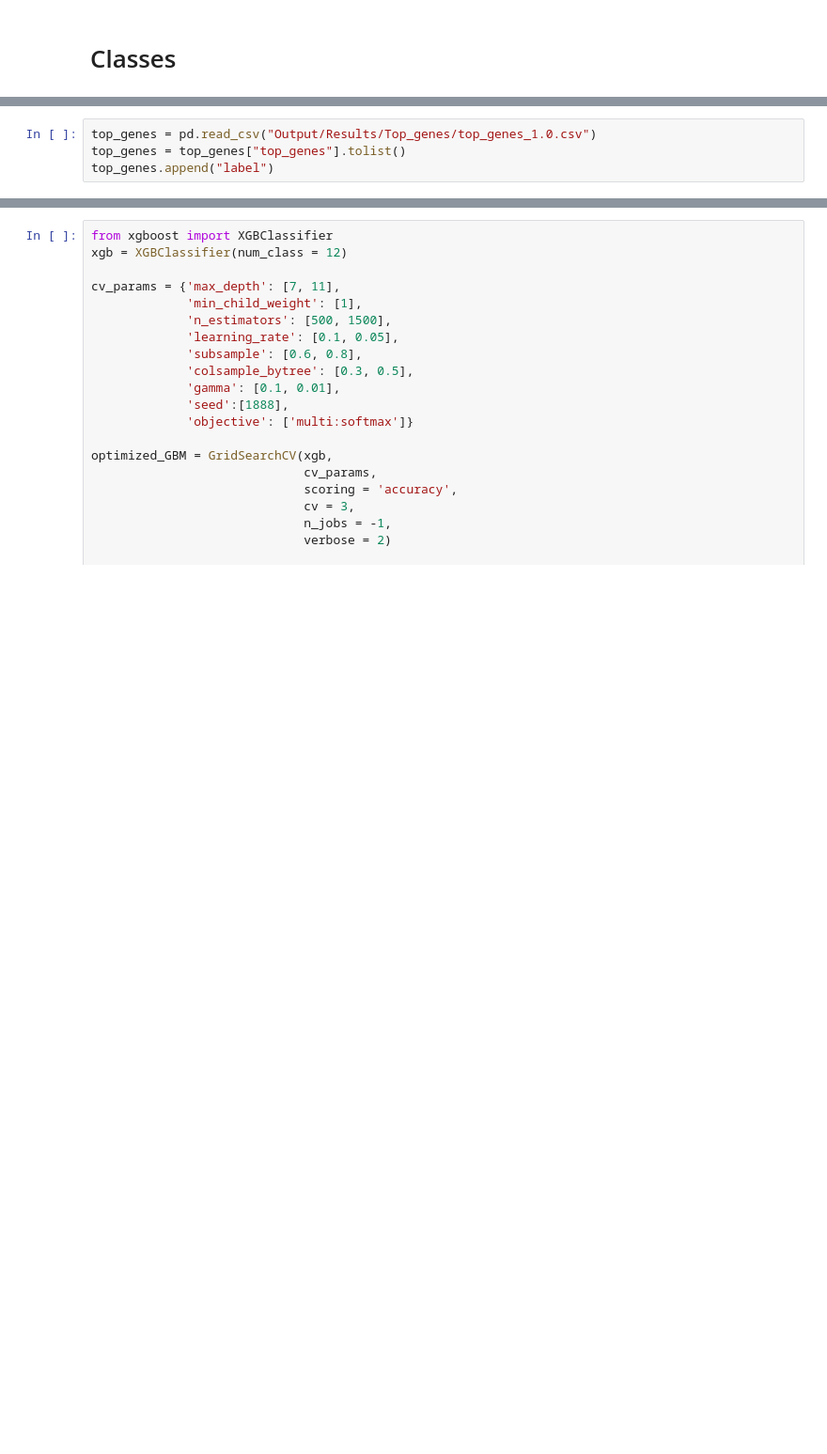
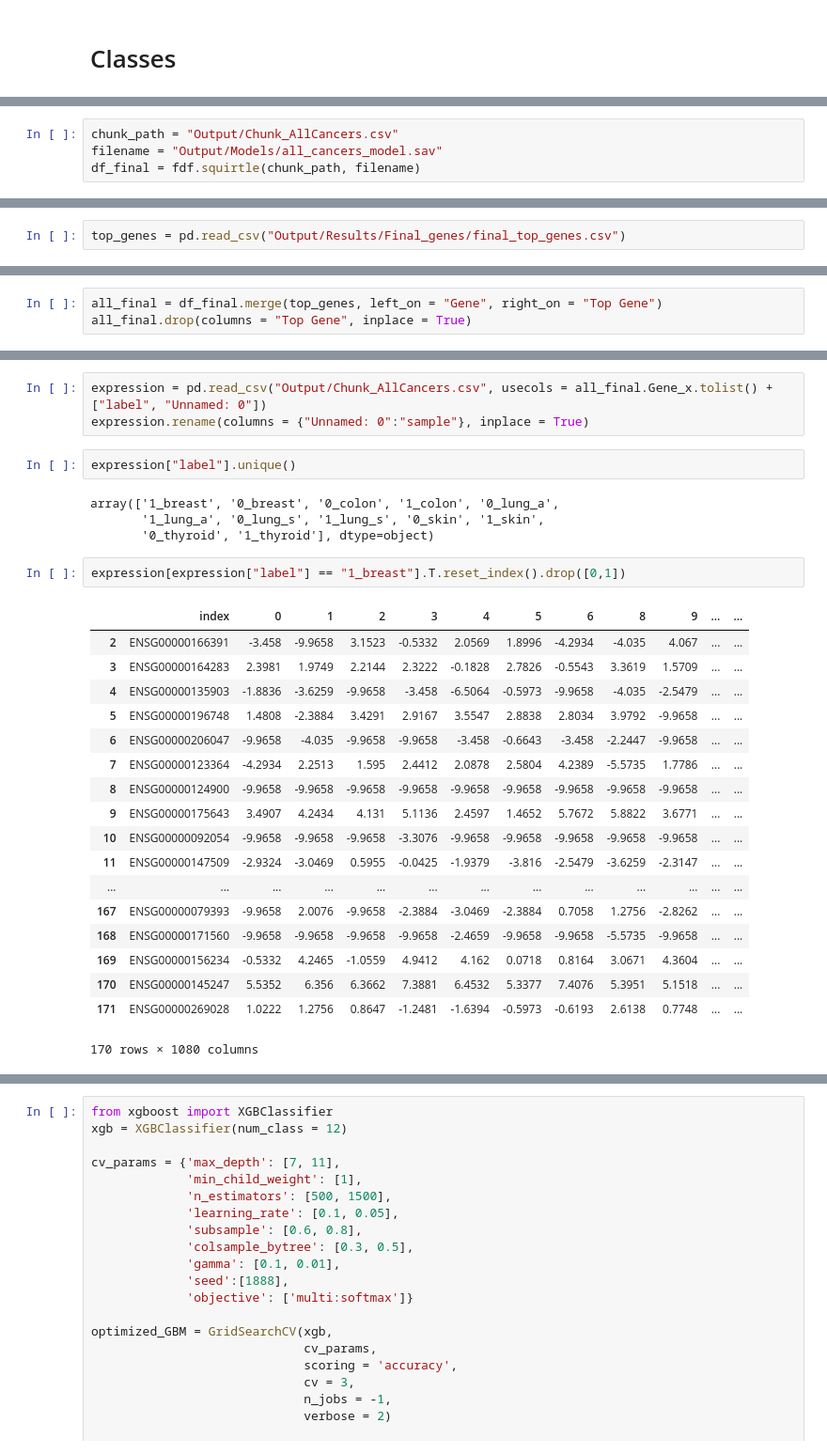
Before and after one commit to mikesamir/oncological_gene_expression_analysis, a Jupyter notebook: 1_XGBoost.ipynb, the cells around one changed output, grey strips where cells are left out. Shown at 94% size. Drawn from its saved outputs; the diff is of its cells as text; blank space fills up the shorter version.

```diff
--- a/1_XGBoost.ipynb
+++ b/1_XGBoost.ipynb
@@ -146,0 +251,4 @@ dataprep = DataPrep(1888)
+# %%
+chunk_path = "Output/Chunk_AllCancers.csv"
+filename = "Output/Models/all_cancers_model.sav"
+df_final = fdf.squirtle(chunk_path, filename)
@@ -147,4 +257,2 @@ dataprep = DataPrep(1888)
 # %%
-top_genes = pd.read_csv("Output/Results/Top_genes/top_genes_1.0.csv")
-top_genes = top_genes["top_genes"].tolist()
-top_genes.append("label")
+top_genes = pd.read_csv("Output/Results/Final_genes/final_top_genes.csv")
@@ -150,0 +261,3 @@ top_genes.append("label")
+# %%
+all_final = df_final.merge(top_genes, left_on = "Gene", right_on = "Top Gene")
+all_final.drop(columns = "Top Gene", inplace = True)
@@ -150,0 +330,30 @@ top_genes.append("label")
+# %%
+expression = pd.read_csv("Output/Chunk_AllCancers.csv", usecols = all_final.Gene_x.tolist() + ["label", "Unnamed: 0"])
+expression.rename(columns = {"Unnamed: 0":"sample"}, inplace = True)
+# %%
+expression["label"].unique()
+# %% [output]
+array(['1_breast', '0_breast', '0_colon', '1_colon', '0_lung_a',
+       '1_lung_a', '0_lung_s', '1_lung_s', '0_skin', '1_skin',
+       '0_thyroid', '1_thyroid'], dtype=object)
+# %%
+expression[expression["label"] == "1_breast"].T.reset_index().drop([0,1])
+# %% [output]
+|  | index | 0 | 1 | 2 | 3 | 4 | 5 | 6 | 8 | 9 | ... | ... |
+| 2 | ENSG00000166391 | -3.458 | -9.9658 | 3.1523 | -0.5332 | 2.0569 | 1.8996 | -4.2934 | -4.035 | 4.067 | ... | ... |
+| 3 | ENSG00000164283 | 2.3981 | 1.9749 | 2.2144 | 2.3222 | -0.1828 | 2.7826 | -0.5543 | 3.3619 | 1.5709 | ... | ... |
+| 4 | ENSG00000135903 | -1.8836 | -3.6259 | -9.9658 | -3.458 | -6.5064 | -0.5973 | -9.9658 | -4.035 | -2.5479 | ... | ... |
+| 5 | ENSG00000196748 | 1.4808 | -2.3884 | 3.4291 | 2.9167 | 3.5547 | 2.8838 | 2.8034 | 3.9792 | -9.9658 | ... | ... |
+| 6 | ENSG00000206047 | -9.9658 | -4.035 | -9.9658 | -9.9658 | -3.458 | -0.6643 | -3.458 | -2.2447 | -9.9658 | ... | ... |
+| 7 | ENSG00000123364 | -4.2934 | 2.2513 | 1.595 | 2.4412 | 2.0878 | 2.5804 | 4.2389 | -5.5735 | 1.7786 | ... | ... |
+| 8 | ENSG00000124900 | -9.9658 | -9.9658 | -9.9658 | -9.9658 | -9.9658 | -9.9658 | -9.9658 | -9.9658 | -9.9658 | ... | ... |
+| 9 | ENSG00000175643 | 3.4907 | 4.2434 | 4.131 | 5.1136 | 2.4597 | 1.4652 | 5.7672 | 5.8822 | 3.6771 | ... | ... |
+| 10 | ENSG00000092054 | -9.9658 | -9.9658 | -9.9658 | -3.3076 | -9.9658 | -9.9658 | -9.9658 | -9.9658 | -9.9658 | ... | ... |
+| 11 | ENSG00000147509 | -2.9324 | -3.0469 | 0.5955 | -0.0425 | -1.9379 | -3.816 | -2.5479 | -3.6259 | -2.3147 | ... | ... |
+| ... | ... | ... | ... | ... | ... | ... | ... | ... | ... | ... | ... | ... |
+| 167 | ENSG00000079393 | -9.9658 | 2.0076 | -9.9658 | -2.3884 | -3.0469 | -2.3884 | 0.7058 | 1.2756 | -2.8262 | ... | ... |
+| 168 | ENSG00000171560 | -9.9658 | -9.9658 | -9.9658 | -9.9658 | -2.4659 | -9.9658 | -9.9658 | -5.5735 | -9.9658 | ... | ... |
+| 169 | ENSG00000156234 | -0.5332 | 4.2465 | -1.0559 | 4.9412 | 4.162 | 0.0718 | 0.8164 | 3.0671 | 4.3604 | ... | ... |
+| 170 | ENSG00000145247 | 5.5352 | 6.356 | 6.3662 | 7.3881 | 6.4532 | 5.3377 | 7.4076 | 5.3951 | 5.1518 | ... | ... |
+| 171 | ENSG00000269028 | 1.0222 | 1.2756 | 0.8647 | -1.2481 | -1.6394 | -0.5973 | -0.6193 | 2.6138 | 0.7748 | ... | ... |
+170 rows × 1080 columns
```
Also changed, not shown: parts of 46 cells of this notebook, 9 other files.
